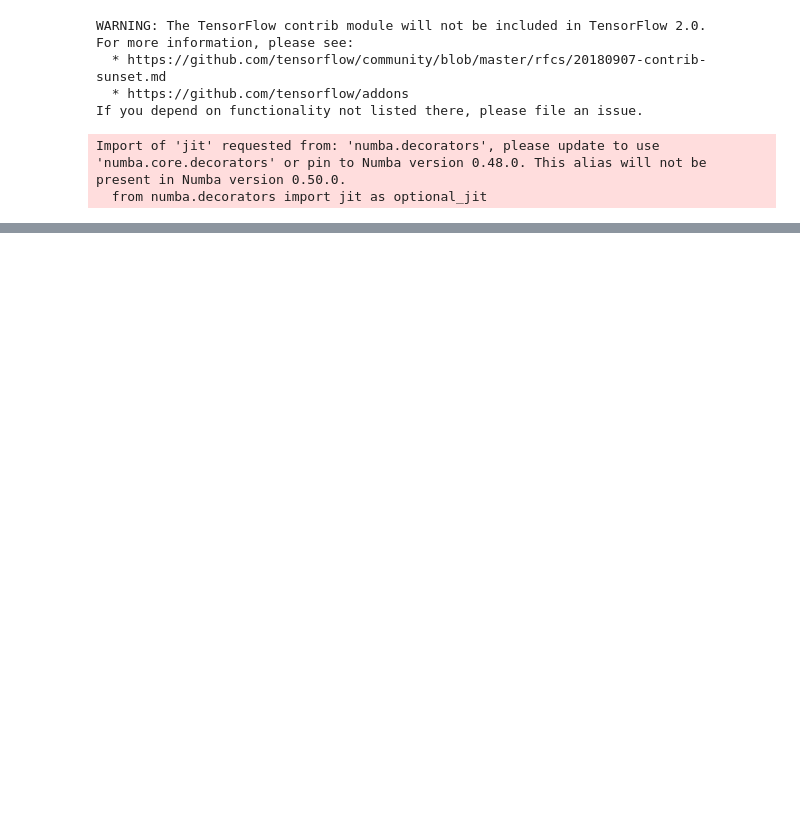
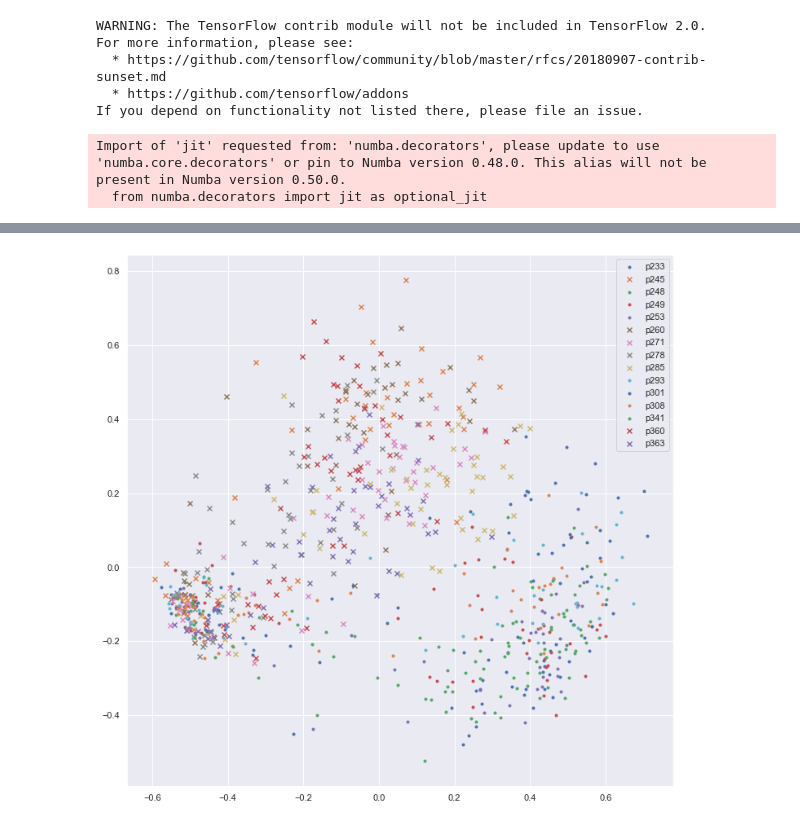
Before and after one commit to GeronimoOM/multi-speaker-tacotron2, a Jupyter notebook: speaker_encoder.ipynb, the cells around one changed output, grey strips where cells are left out. Cells and saved outputs as stored; diff of their text form; code cells hidden in the pictures; blank space fills up the shorter version.

```diff
--- a/speaker_encoder.ipynb
+++ b/speaker_encoder.ipynb
@@ -46,0 +130,4 @@ test.head()
+# %%
+vctk_speaker_info = pd.read_csv(os.path.join(vctk_dir, 'speaker-info.txt'), delimiter='\s*', header=None, skiprows=1)
+vctk_speakers_genders = {f'p{row[0]}': 1 if row[2] == 'M' else 0
+                         for _, row in vctk_speaker_info.iterrows()}
@@ -46,0 +149,6 @@ test.head()
+# %%
+test_vctk_sample = []
+for speaker in np.random.choice(test_vctk['speaker'].unique(), size=15, replace=False):
+    test_vctk_sample.append(test_vctk.loc[test_vctk['speaker'] == speaker].sample(50))
+test_vctk_sample = pd.concat(test_vctk_sample)
+test_vctk_sample.head()
@@ -46,0 +176,5 @@ test.head()
+# %%
+embeddings_vctk = get_embeddings(model, test_vctk_sample, vctk_dir)
+pca_plot(embeddings_vctk, test_vctk_sample['speaker'], vctk_speakers_genders)
+# %% [output]
+[figure, added]
```
Also changed, not shown: parts of 26 cells of this notebook, 4 other files.
